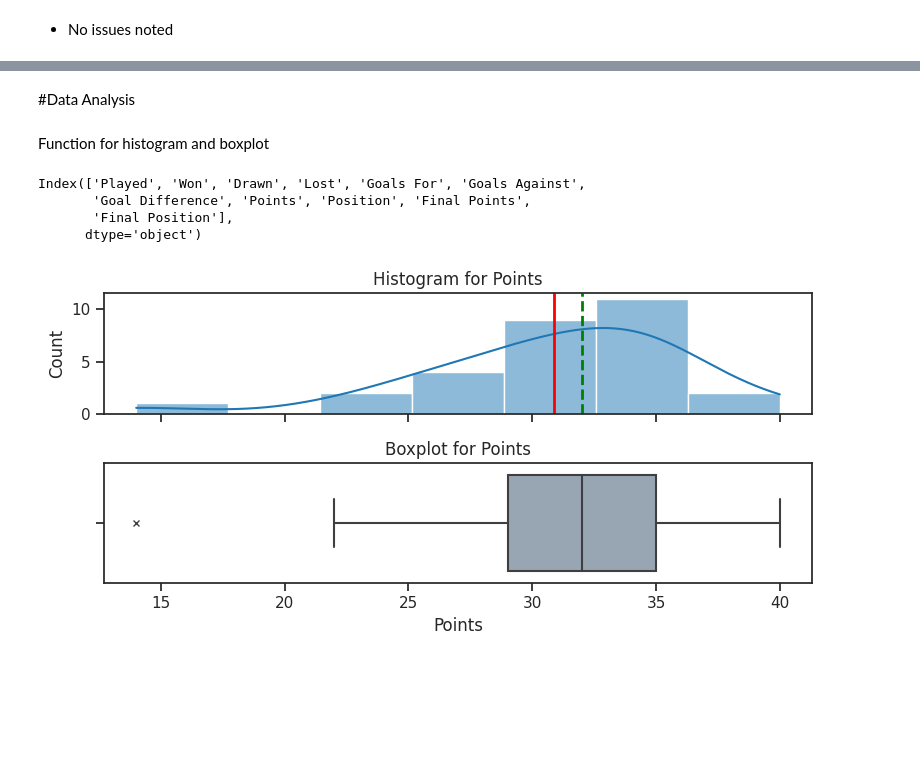
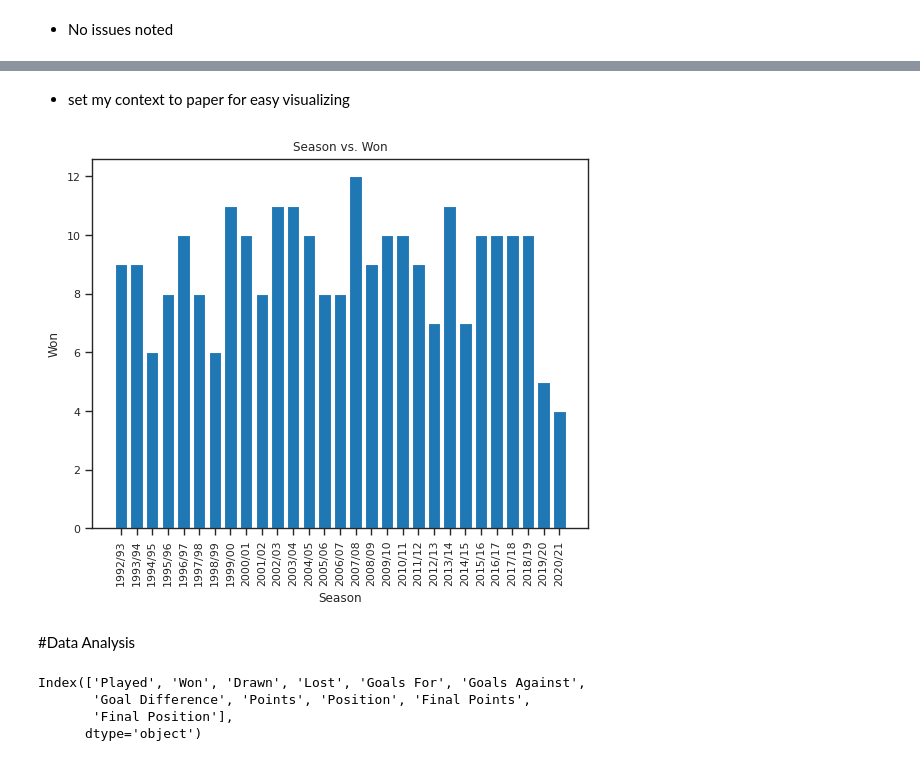
Before and after one commit to J4sonN/Arsenal-s-Worst-EPL-Starts, a Jupyter notebook: Arsenal's_worst_PL_starts.ipynb, the cells around one changed output, grey strips where cells are left out. Saved outputs shown, nothing was run; the diff lists cells and outputs as text; code cells hidden in the pictures; blank space fills up the shorter version.

```diff
--- a/Arsenal's_worst_PL_starts.ipynb
+++ b/Arsenal's_worst_PL_starts.ipynb
@@ -152,4 +187,9 @@ df.describe(include='number')
+# %% [markdown]
+- set my context to paper for easy visualizing
+# %%
+sns.set_context("paper", font_scale=0.9)
+fig,ax =  my_barplot(df)
+# %% [output]
+[figure, added]
 # %% [markdown]
 #Data Analysis
-# %% [markdown]
-Function for histogram and boxplot
@@ -186,7 +200,3 @@ Index(['Played', 'Won', 'Drawn', 'Lost', 'Goals For', 'Goals Against',
        'Goal Difference', 'Points', 'Position', 'Final Points',
        'Final Position'],
       dtype='object')
-# %%
-plot_numeric(df,'Points')
-# %% [output]
-[figure, removed]
```
Also changed, not shown: parts of 22 cells of this notebook.
